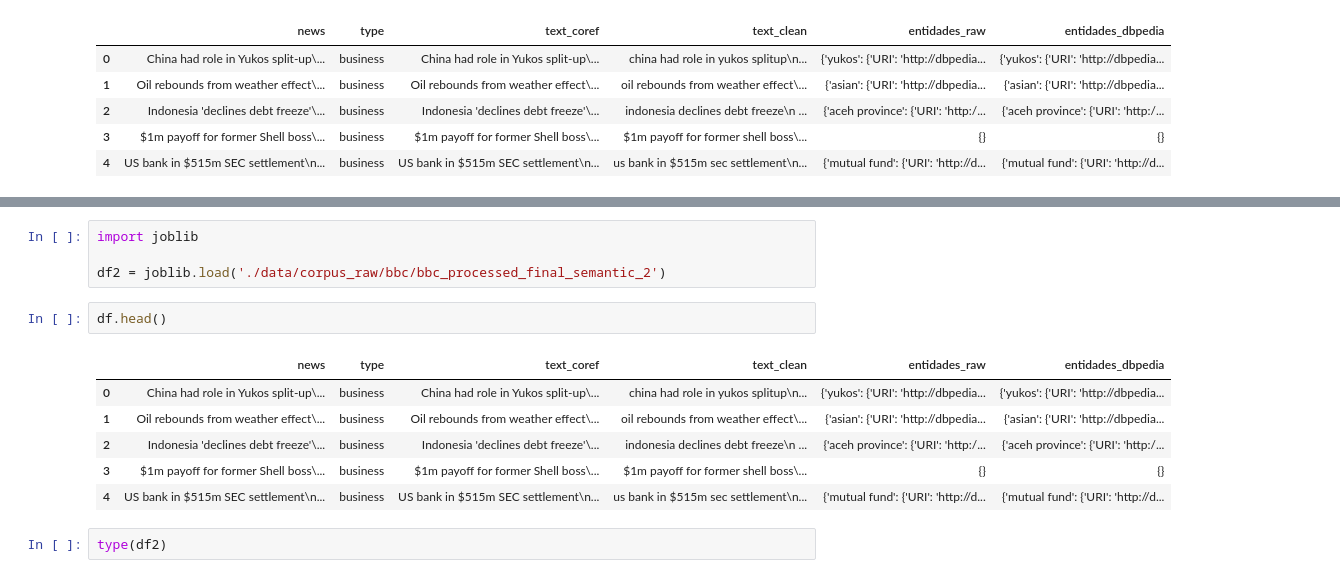
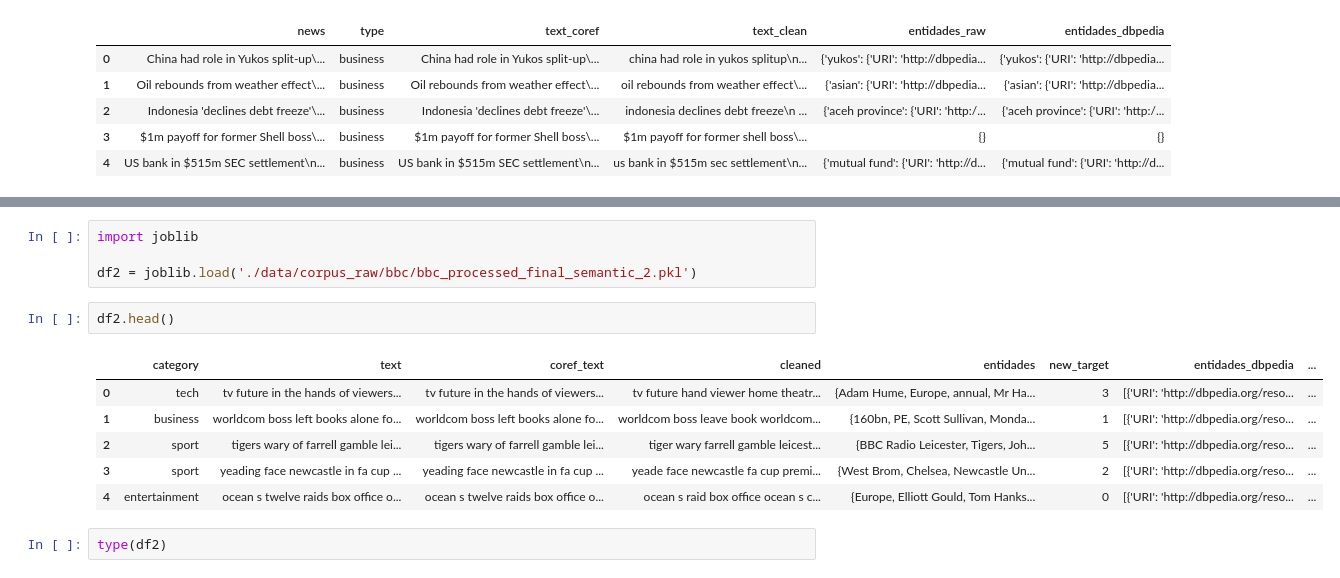
Before and after one commit to rdelaguila/sem_oboe, a Jupyter notebook: experimento.ipynb, the cells around one changed output, grey strips where cells are left out. Cells and saved outputs as stored; diff of their text form.

```diff
--- a/experimento.ipynb
+++ b/experimento.ipynb
@@ -63,16 +79,16 @@ df.iloc[10,4]
 # %%
 import joblib
 
-df2 = joblib.load('./data/corpus_raw/bbc/bbc_processed_final_semantic_2')
+df2 = joblib.load('./data/corpus_raw/bbc/bbc_processed_final_semantic_2.pkl')
 # %%
-df.head()
+df2.head()
 # %% [output]
-|  | news | type | text_coref | text_clean | entidades_raw | entidades_dbpedia |
-| 0 | China had role in Yukos split-up\... | business | China had role in Yukos split-up\... | china had role in yukos splitup\n... | {'yukos': {'URI': 'http://dbpedia... | {'yukos': {'URI': 'http://dbpedia... |
-| 1 | Oil rebounds from weather effect\... | business | Oil rebounds from weather effect\... | oil rebounds from weather effect\... | {'asian': {'URI': 'http://dbpedia... | {'asian': {'URI': 'http://dbpedia... |
-| 2 | Indonesia 'declines debt freeze'\... | business | Indonesia 'declines debt freeze'\... | indonesia declines debt freeze\n ... | {'aceh province': {'URI': 'http:/... | {'aceh province': {'URI': 'http:/... |
-| 3 | $1m payoff for former Shell boss\... | business | $1m payoff for former Shell boss\... | $1m payoff for former shell boss\... | {} | {} |
-| 4 | US bank in $515m SEC settlement\n... | business | US bank in $515m SEC settlement\n... | us bank in $515m sec settlement\n... | {'mutual fund': {'URI': 'http://d... | {'mutual fund': {'URI': 'http://d... |
+|  | category | text | coref_text | cleaned | entidades | new_target | entidades_dbpedia | ... |
+| 0 | tech | tv future in the hands of viewers... | tv future in the hands of viewers... | tv future hand viewer home theatr... | {Adam Hume, Europe, annual, Mr Ha... | 3 | [{'URI': 'http://dbpedia.org/reso... | ... |
+| 1 | business | worldcom boss left books alone fo... | worldcom boss left books alone fo... | worldcom boss leave book worldcom... | {160bn, PE, Scott Sullivan, Monda... | 1 | [{'URI': 'http://dbpedia.org/reso... | ... |
+| 2 | sport | tigers wary of farrell gamble lei... | tigers wary of farrell gamble lei... | tiger wary farrell gamble leicest... | {BBC Radio Leicester, Tigers, Joh... | 5 | [{'URI': 'http://dbpedia.org/reso... | ... |
+| 3 | sport | yeading face newcastle in fa cup ... | yeading face newcastle in fa cup ... | yeade face newcastle fa cup premi... | {West Brom, Chelsea, Newcastle Un... | 2 | [{'URI': 'http://dbpedia.org/reso... | ... |
+| 4 | entertainment | ocean s twelve raids box office o... | ocean s twelve raids box office o... | ocean s raid box office ocean s c... | {Europe, Elliott Gould, Tom Hanks... | 0 | [{'URI': 'http://dbpedia.org/reso... | ... |
 # %%
 type(df2)
 # %%
```
Also changed, not shown: parts of 7 cells of this notebook, 55 other files.
